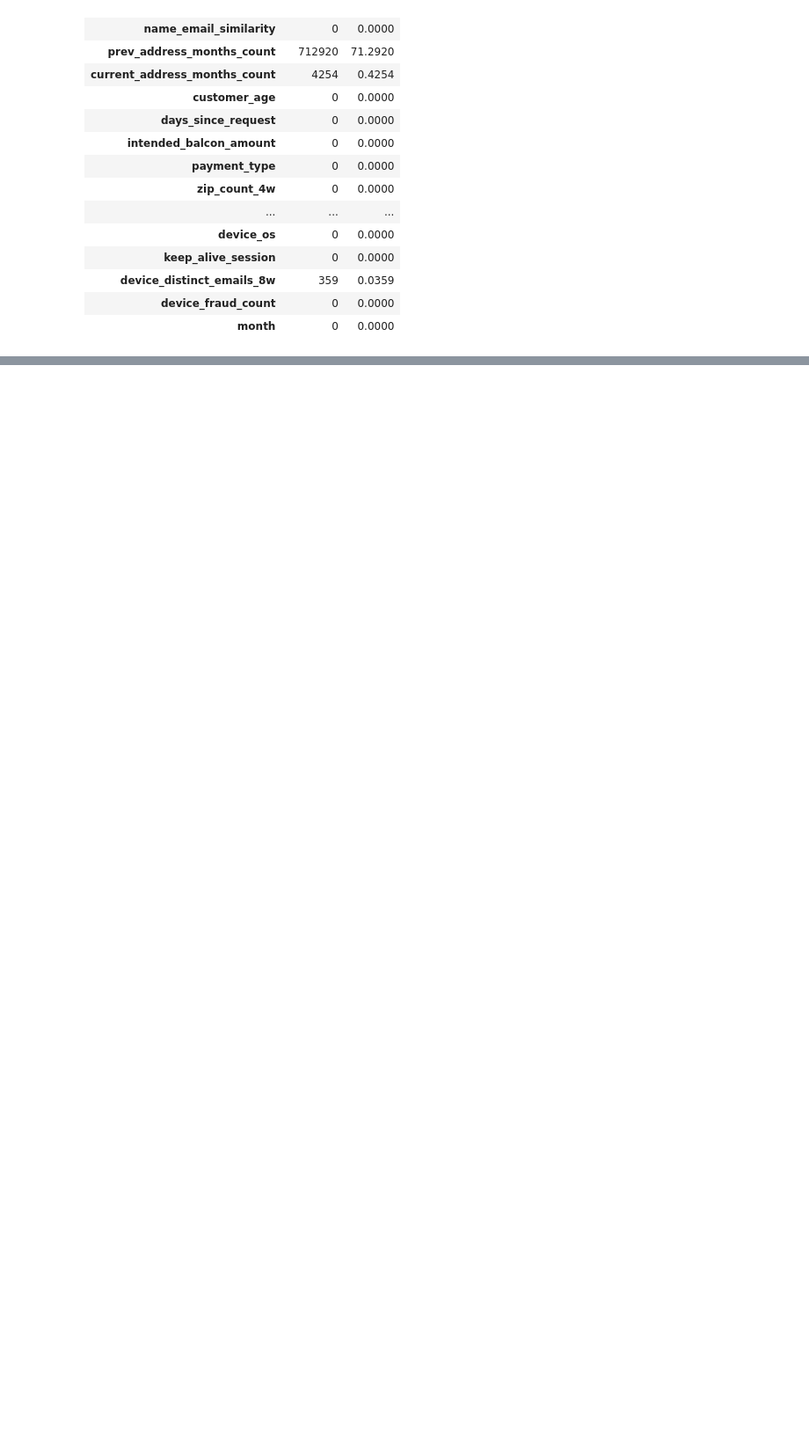
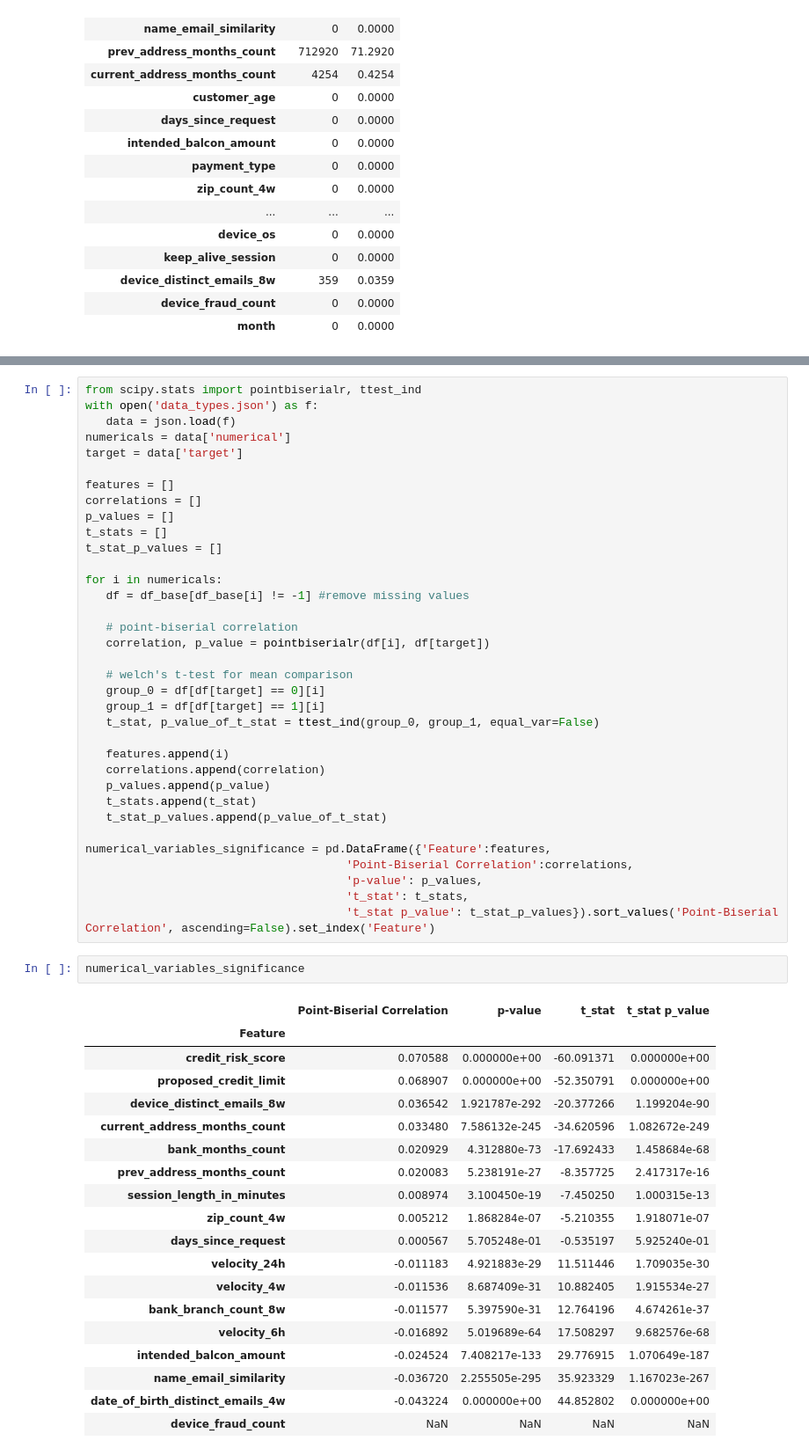
Before and after one commit to jonnywong288/bank-account-fraud, a Jupyter notebook: data_exploration.ipynb, the cells around one changed output, grey strips where cells are left out. Shown: that part at 88% size. Drawn from its saved outputs; the diff is of its cells as text; blank space fills up the shorter version.

Commit message:
statistical check of all variables

```diff
--- a/data_exploration.ipynb
+++ b/data_exploration.ipynb
@@ -178,0 +197,57 @@ df_chi2_contingencies.sort_values('cramers v', ascending=False)
+# %%
+from scipy.stats import pointbiserialr, ttest_ind
+with open('data_types.json') as f:
+   data = json.load(f)
+numericals = data['numerical']
+target = data['target']
+
+features = []
+correlations = []
+p_values = []
+t_stats = []
+t_stat_p_values = []
+
+for i in numericals:
+   df = df_base[df_base[i] != -1] #remove missing values
+
+   # point-biserial correlation
+   correlation, p_value = pointbiserialr(df[i], df[target])
+
+   # welch's t-test for mean comparison
+   group_0 = df[df[target] == 0][i]
+   group_1 = df[df[target] == 1][i]
+   t_stat, p_value_of_t_stat = ttest_ind(group_0, group_1, equal_var=False)
+
+   features.append(i)
+   correlations.append(correlation)
+   p_values.append(p_value)
+   t_stats.append(t_stat)
+   t_stat_p_values.append(p_value_of_t_stat)
+
+numerical_variables_significance = pd.DataFrame({'Feature':features,
+                                      'Point-Biserial Correlation':correlations,
+                                      'p-value': p_values,
+                                      't_stat': t_stats,
+                                      't_stat p_value': t_stat_p_values}).sort_values('Point-Biserial Correlation', ascending=False).set_index('Feature')
+# %%
+numerical_variables_significance
+# %% [output]
+|  | Point-Biserial Correlation | p-value | t_stat | t_stat p_value |
+| Feature |  |  |  |  |
+| credit_risk_score | 0.070588 | 0.000000e+00 | -60.091371 | 0.000000e+00 |
+| proposed_credit_limit | 0.068907 | 0.000000e+00 | -52.350791 | 0.000000e+00 |
+| device_distinct_emails_8w | 0.036542 | 1.921787e-292 | -20.377266 | 1.199204e-90 |
+| current_address_months_count | 0.033480 | 7.586132e-245 | -34.620596 | 1.082672e-249 |
+| bank_months_count | 0.020929 | 4.312880e-73 | -17.692433 | 1.458684e-68 |
+| prev_address_months_count | 0.020083 | 5.238191e-27 | -8.357725 | 2.417317e-16 |
+| session_length_in_minutes | 0.008974 | 3.100450e-19 | -7.450250 | 1.000315e-13 |
+| zip_count_4w | 0.005212 | 1.868284e-07 | -5.210355 | 1.918071e-07 |
+| days_since_request | 0.000567 | 5.705248e-01 | -0.535197 | 5.925240e-01 |
+| velocity_24h | -0.011183 | 4.921883e-29 | 11.511446 | 1.709035e-30 |
+| velocity_4w | -0.011536 | 8.687409e-31 | 10.882405 | 1.915534e-27 |
+| bank_branch_count_8w | -0.011577 | 5.397590e-31 | 12.764196 | 4.674261e-37 |
+| velocity_6h | -0.016892 | 5.019689e-64 | 17.508297 | 9.682576e-68 |
+| intended_balcon_amount | -0.024524 | 7.408217e-133 | 29.776915 | 1.070649e-187 |
+| name_email_similarity | -0.036720 | 2.255505e-295 | 35.923329 | 1.167023e-267 |
+| date_of_birth_distinct_emails_4w | -0.043224 | 0.000000e+00 | 44.852802 | 0.000000e+00 |
+| device_fraud_count | NaN | NaN | NaN | NaN |
```
Also changed, not shown: parts of 7 cells of this notebook.
